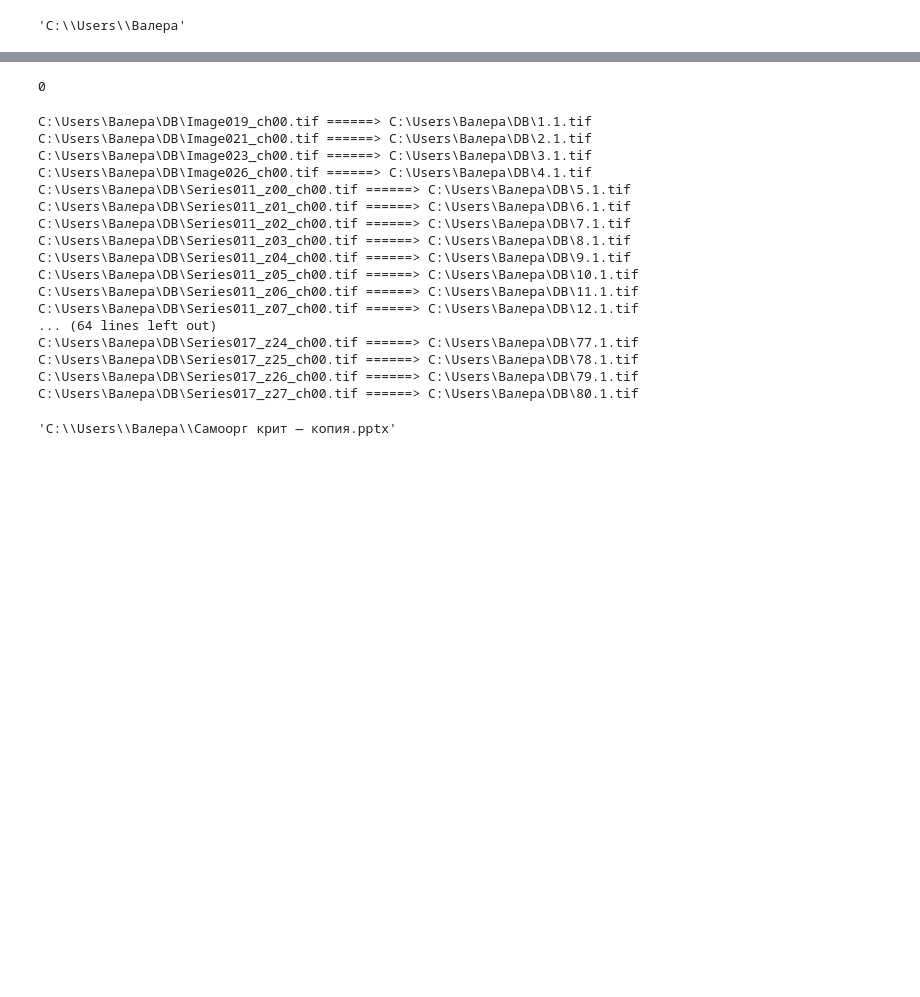
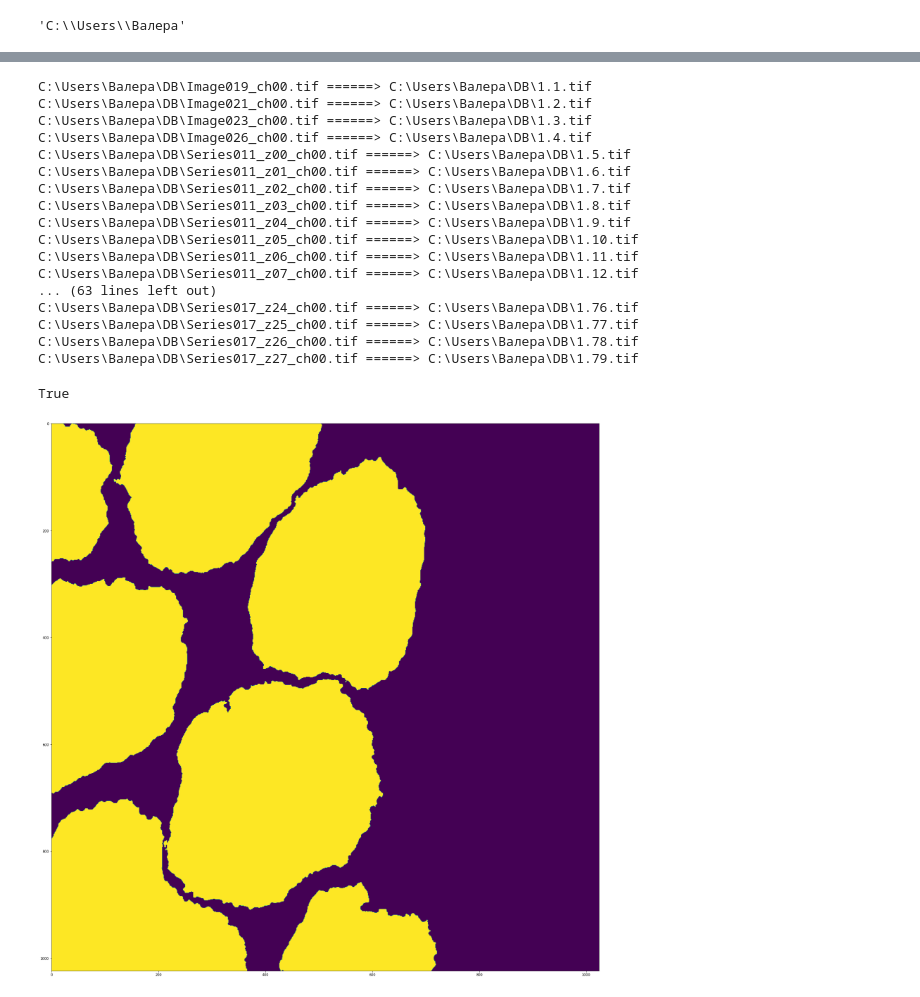
Before and after one commit to valeriy2125/Sertoly_segm, a Jupyter notebook: names NN.ipynb, the cells around one changed output, grey strips where cells are left out. Drawn from its saved outputs; the diff is of its cells as text; code cells hidden in the pictures; blank space fills up the shorter version.

```diff
--- a/names NN.ipynb
+++ b/names NN.ipynb
@@ -24,10 +27,6 @@ os.listdir(path)
  'Series017_z26_ch01.tif',
  'Series017_z27_ch00.tif',
  'Series017_z27_ch01.tif']
-# %%
-0 % 2
-# %% [output]
-0
 # %%
 path = 'C:\\Users\\Валера\\DB'
 list_ = os.listdir(path)
@@ -37,32 +36,46 @@ length = len(list_)
 for i in range(length):
     oldname = path + '\\' + list_[n]
     if i % 2 == 0:
-        newname = path + '\\' + f'{p}.1' + '.tif'
+        newname = path + '\\' + f'1.{p}' + '.tif'
         os.rename(oldname, newname)
-        print(oldname, '======>', newname)
     else:
-        newname = path + '\\' + f'{p}.2' + '.tif'
+        newname = path + '\\' + f'2.{p}' + '.tif'
         os.rename(oldname, newname)
         p += 1
     n += 1
 # %% [output]
 C:\Users\Валера\DB\Image019_ch00.tif ======> C:\Users\Валера\DB\1.1.tif
-C:\Users\Валера\DB\Image021_ch00.tif ======> C:\Users\Валера\DB\2.1.tif
-C:\Users\Валера\DB\Image023_ch00.tif ======> C:\Users\Валера\DB\3.1.tif
-C:\Users\Валера\DB\Image026_ch00.tif ======> C:\Users\Валера\DB\4.1.tif
-C:\Users\Валера\DB\Series011_z00_ch00.tif ======> C:\Users\Валера\DB\5.1.tif
-C:\Users\Валера\DB\Series011_z01_ch00.tif ======> C:\Users\Валера\DB\6.1.tif
-C:\Users\Валера\DB\Series011_z02_ch00.tif ======> C:\Users\Валера\DB\7.1.tif
-C:\Users\Валера\DB\Series011_z03_ch00.tif ======> C:\Users\Валера\DB\8.1.tif
-C:\Users\Валера\DB\Series011_z04_ch00.tif ======> C:\Users\Валера\DB\9.1.tif
-C:\Users\Валера\DB\Series011_z05_ch00.tif ======> C:\Users\Валера\DB\10.1.tif
-C:\Users\Валера\DB\Series011_z06_ch00.tif ======> C:\Users\Валера\DB\11.1.tif
-C:\Users\Валера\DB\Series011_z07_ch00.tif ======> C:\Users\Валера\DB\12.1.tif
-... (64 lines left out)
-C:\Users\Валера\DB\Series017_z24_ch00.tif ======> C:\Users\Валера\DB\77.1.tif
-C:\Users\Валера\DB\Series017_z25_ch00.tif ======> C:\Users\Валера\DB\78.1.tif
-C:\Users\Валера\DB\Series017_z26_ch00.tif ======> C:\Users\Валера\DB\79.1.tif
-C:\Users\Валера\DB\Series017_z27_ch00.tif ======> C:\Users\Валера\DB\80.1.tif
+C:\Users\Валера\DB\Image021_ch00.tif ======> C:\Users\Валера\DB\1.2.tif
+C:\Users\Валера\DB\Image023_ch00.tif ======> C:\Users\Валера\DB\1.3.tif
+C:\Users\Валера\DB\Image026_ch00.tif ======> C:\Users\Валера\DB\1.4.tif
+C:\Users\Валера\DB\Series011_z00_ch00.tif ======> C:\Users\Валера\DB\1.5.tif
+C:\Users\Валера\DB\Series011_z01_ch00.tif ======> C:\Users\Валера\DB\1.6.tif
+C:\Users\Валера\DB\Series011_z02_ch00.tif ======> C:\Users\Валера\DB\1.7.tif
+C:\Users\Валера\DB\Series011_z03_ch00.tif ======> C:\Users\Валера\DB\1.8.tif
+C:\Users\Валера\DB\Series011_z04_ch00.tif ======> C:\Users\Валера\DB\1.9.tif
+C:\Users\Валера\DB\Series011_z05_ch00.tif ======> C:\Users\Валера\DB\1.10.tif
+C:\Users\Валера\DB\Series011_z06_ch00.tif ======> C:\Users\Валера\DB\1.11.tif
+C:\Users\Валера\DB\Series011_z07_ch00.tif ======> C:\Users\Валера\DB\1.12.tif
+... (63 lines left out)
+C:\Users\Валера\DB\Series017_z24_ch00.tif ======> C:\Users\Валера\DB\1.76.tif
+C:\Users\Валера\DB\Series017_z25_ch00.tif ======> C:\Users\Валера\DB\1.77.tif
+C:\Users\Валера\DB\Series017_z26_ch00.tif ======> C:\Users\Валера\DB\1.78.tif
+C:\Users\Валера\DB\Series017_z27_ch00.tif ======> C:\Users\Валера\DB\1.79.tif
 # %%
+imagergb = cv2.imread('DB/1.1.tif')
+imagergb = cv2.medianBlur(image,3)
+lower_bound = np.array([0, 0, 100])
+upper_bound = np.array([0, 0, 255])
+imagemask = cv2.inRange(imagergb, lower_bound, upper_bound)
+contour,hier = cv2.findContours(imagemask,cv2.RETR_CCOMP,cv2.CHAIN_APPROX_SIMPLE)
+
+for cnt in contour:
+    cv2.drawContours(imagemask,[cnt],0,255,-1)
+
+
+plt.figure(figsize=(30, 30))
+plt.imshow(imagemask)
+cv2.imwrite("DB/mask.1.tif", imagemask)
 # %% [output]
-'C:\\Users\\Валера\\Самоорг крит — копия.pptx'
+True
+[figure, added]
```
Also changed, not shown: parts of 3 cells of this notebook.
